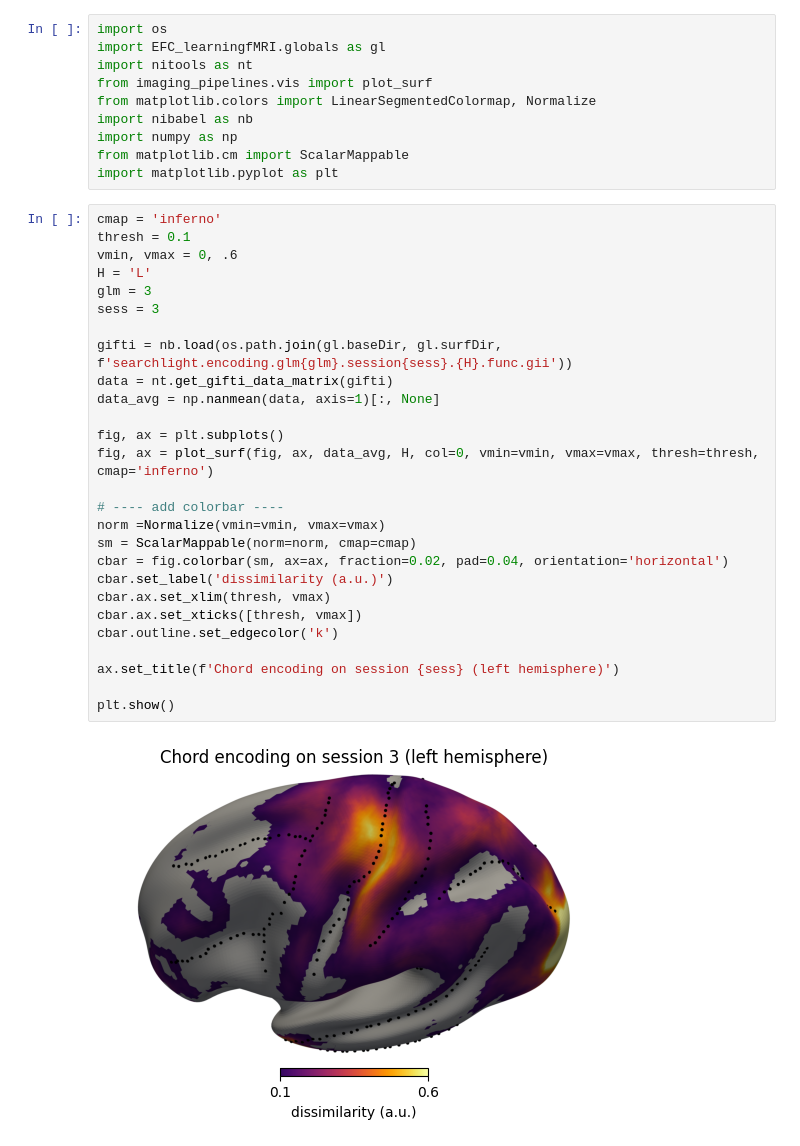
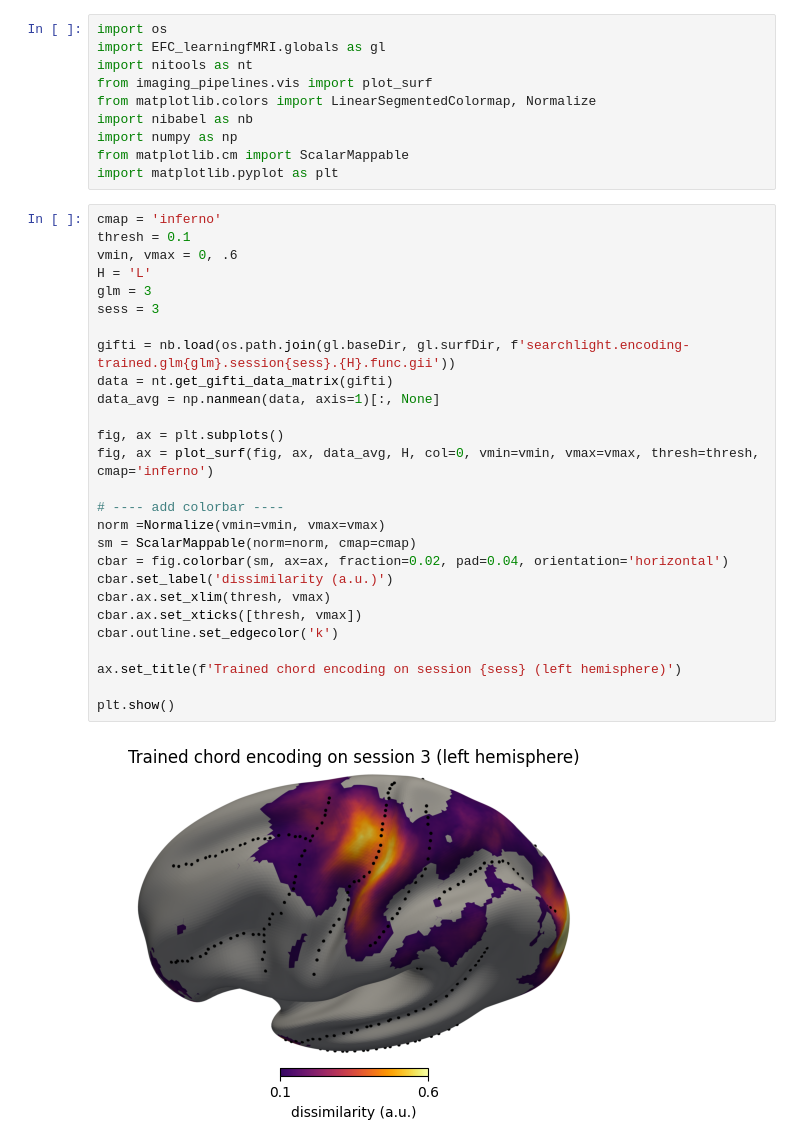
Before and after one commit to mnlmrc/extension-flexion-chords, a Jupyter notebook: notebooks/searchlight_encoding.ipynb, the cells around one changed output. Cells and saved outputs as stored; diff of their text form.

```diff
--- a/notebooks/searchlight_encoding.ipynb
+++ b/notebooks/searchlight_encoding.ipynb
@@ -11,29 +11,29 @@ import matplotlib.pyplot as plt
 # %%
 cmap = 'inferno'
 thresh = 0.1
 vmin, vmax = 0, .6
 H = 'L'
 glm = 3
 sess = 3
 
-gifti = nb.load(os.path.join(gl.baseDir, gl.surfDir, f'searchlight.encoding.glm{glm}.session{sess}.{H}.func.gii'))
+gifti = nb.load(os.path.join(gl.baseDir, gl.surfDir, f'searchlight.encoding-trained.glm{glm}.session{sess}.{H}.func.gii'))
 data = nt.get_gifti_data_matrix(gifti)
 data_avg = np.nanmean(data, axis=1)[:, None]
 
 fig, ax = plt.subplots()
 fig, ax = plot_surf(fig, ax, data_avg, H, col=0, vmin=vmin, vmax=vmax, thresh=thresh, cmap='inferno')
 
 # ---- add colorbar ----
 norm =Normalize(vmin=vmin, vmax=vmax)
 sm = ScalarMappable(norm=norm, cmap=cmap)
 cbar = fig.colorbar(sm, ax=ax, fraction=0.02, pad=0.04, orientation='horizontal')
 cbar.set_label('dissimilarity (a.u.)')
 cbar.ax.set_xlim(thresh, vmax)
 cbar.ax.set_xticks([thresh, vmax])
 cbar.outline.set_edgecolor('k')
 
-ax.set_title(f'Chord encoding on session {sess} (left hemisphere)')
+ax.set_title(f'Trained chord encoding on session {sess} (left hemisphere)')
 
 plt.show()
 # %% [output]
-[figure, old version]
+[figure, new version]
```
Also changed, not shown: parts of 5 cells of this notebook.
